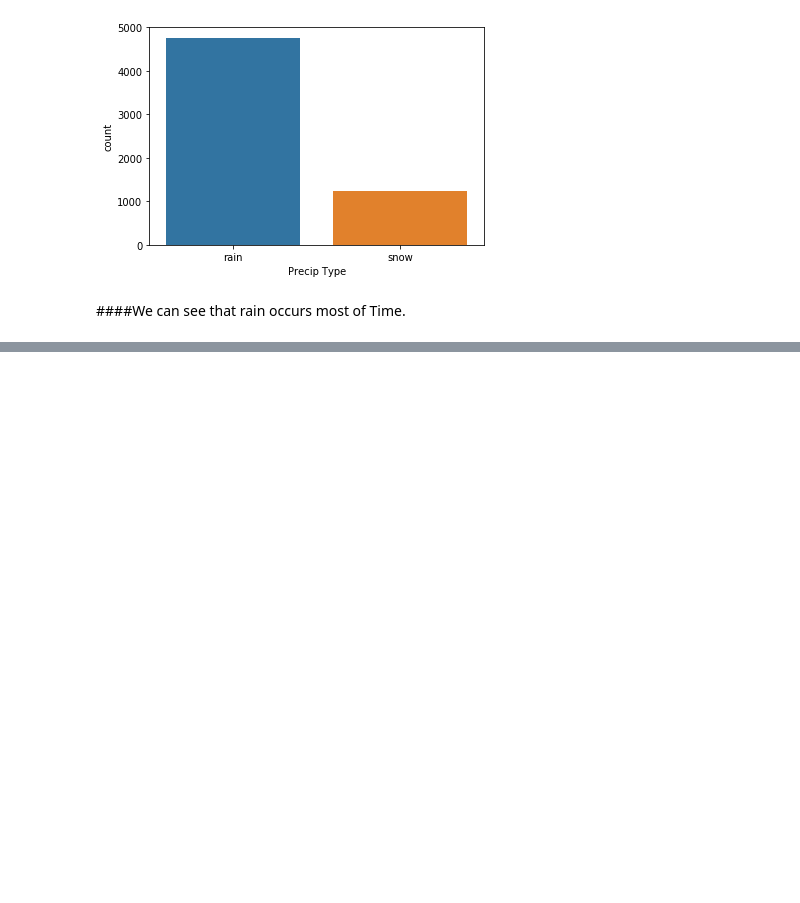
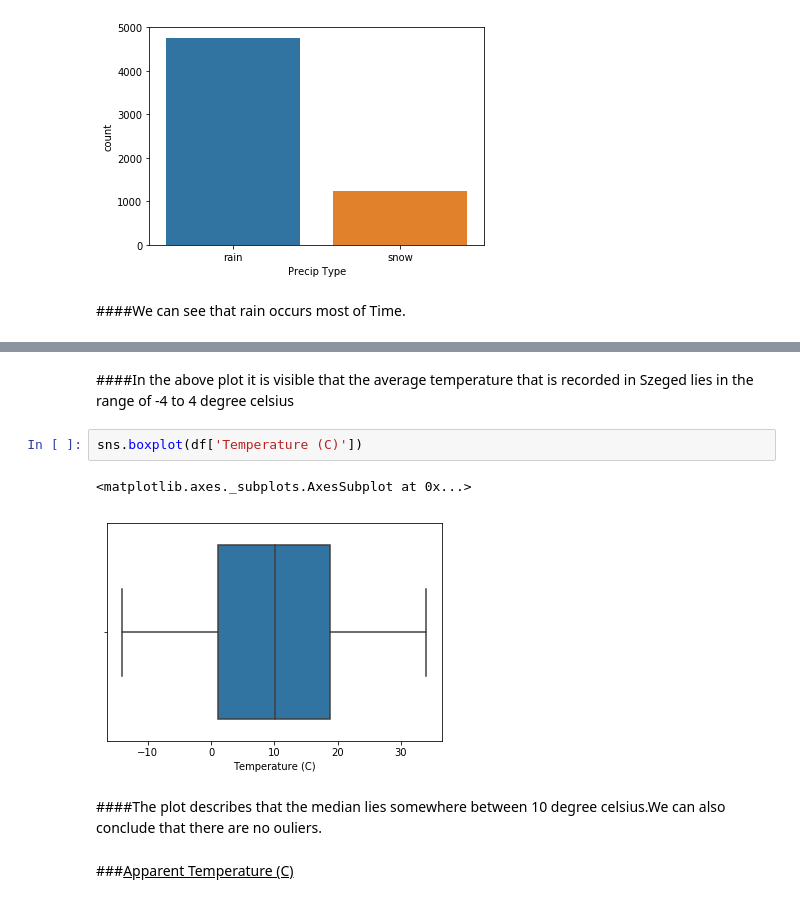
Before and after one commit to Akshay2224/Apparent-Temperature, a Jupyter notebook: Apparent_Temp_Project.ipynb, the cells around one changed output, grey strips where cells are left out. Drawn from its saved outputs; the diff is of its cells as text; blank space fills up the shorter version.

```diff
--- a/Apparent_Temp_Project.ipynb
+++ b/Apparent_Temp_Project.ipynb
@@ -282,0 +376,11 @@ sns.countplot(df['Precip Type'])
+# %% [markdown]
+####In the above plot it is visible that the average temperature that is recorded in Szeged lies in the range of -4 to 4 degree celsius
+# %%
+sns.boxplot(df['Temperature (C)'])
+# %% [output]
+<matplotlib.axes._subplots.AxesSubplot at 0x...>
+[figure, added]
+# %% [markdown]
+####The plot describes that the median lies somewhere between 10 degree celsius.We can also conclude that there are no ouliers.
+# %% [markdown]
+###<u>Apparent Temperature (C)</u>
```
Also changed, not shown: parts of 49 cells of this notebook.
